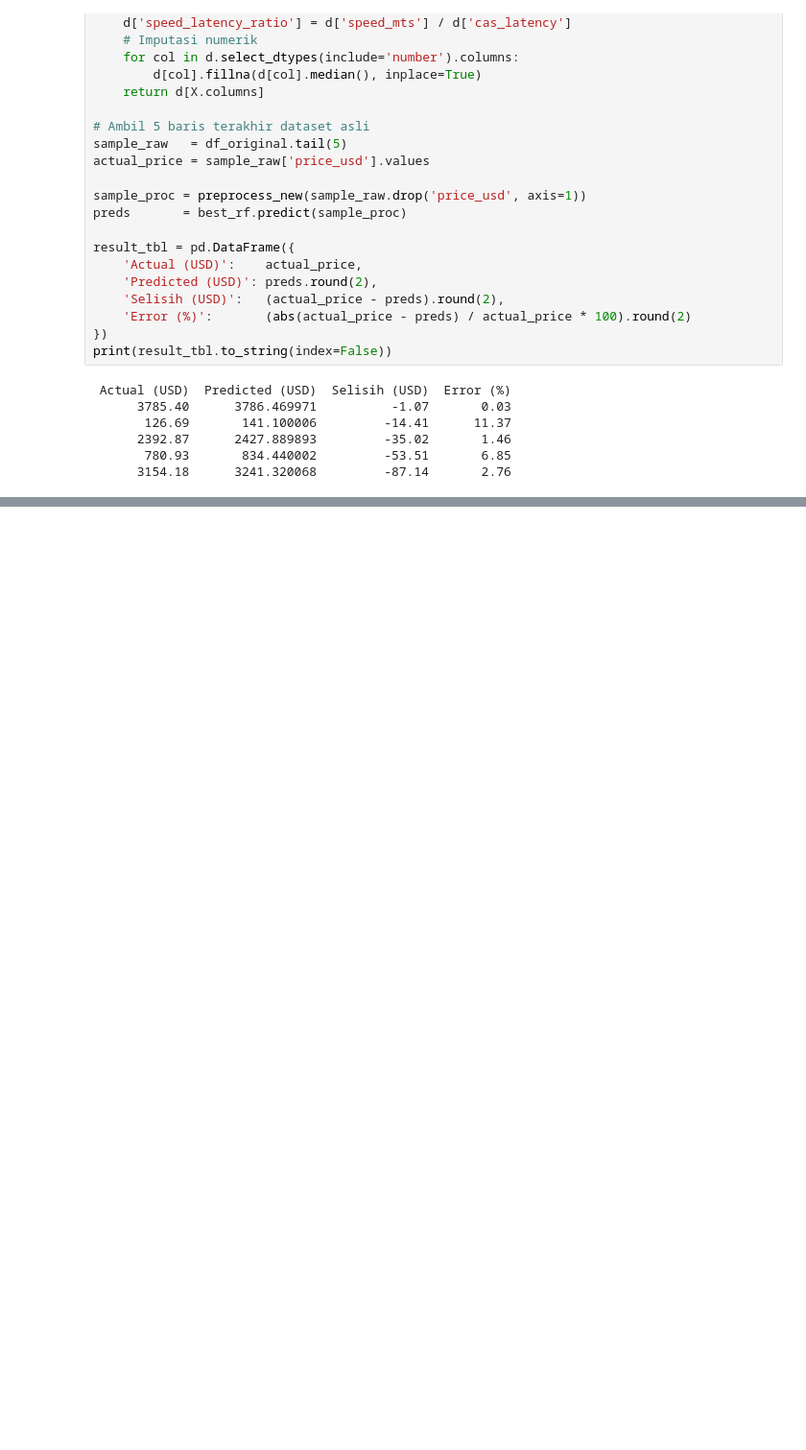
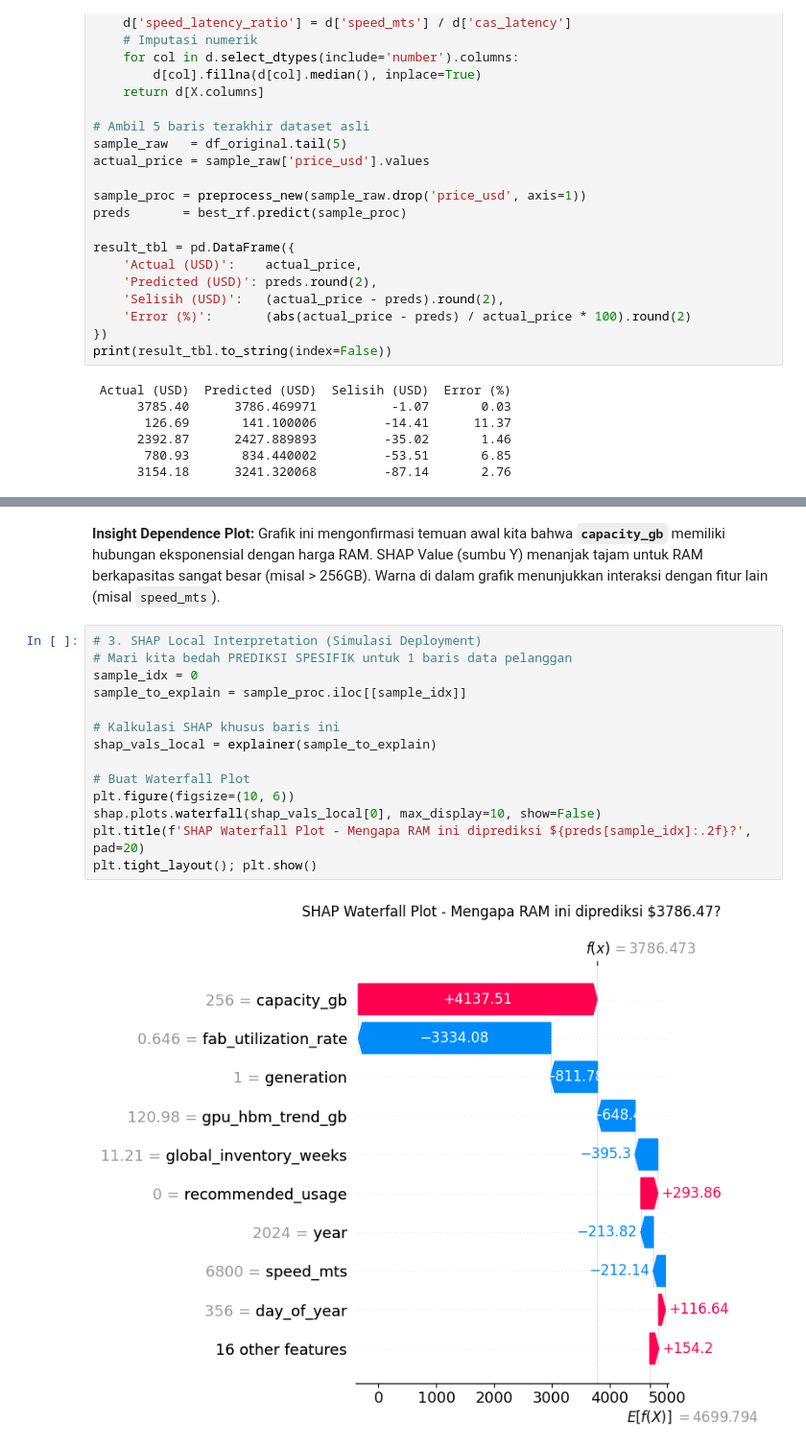
Before and after one commit to FelliAs/prediksi-harga-ram, a Jupyter notebook: prediksi_harga_ram.ipynb, the cells around one changed output, grey strips where cells are left out. Shown at 96% size. Cells and saved outputs as stored; diff of their text form; blank space fills up the shorter version.

```diff
--- a/prediksi_harga_ram.ipynb
+++ b/prediksi_harga_ram.ipynb
@@ -706,0 +742,19 @@ SHAP tidak tersedia: could not convert string to float: '[4.63995E3]'
+# %% [markdown]
+**Insight Dependence Plot:**
+Grafik ini mengonfirmasi temuan awal kita bahwa **`capacity_gb`** memiliki hubungan eksponensial dengan harga RAM. SHAP Value (sumbu Y) menanjak tajam untuk RAM berkapasitas sangat besar (misal > 256GB). Warna di dalam grafik menunjukkan interaksi dengan fitur lain (misal `speed_mts`).
+# %%
+# 3. SHAP Local Interpretation (Simulasi Deployment)
+# Mari kita bedah PREDIKSI SPESIFIK untuk 1 baris data pelanggan
+sample_idx = 0
+sample_to_explain = sample_proc.iloc[[sample_idx]]
+
+# Kalkulasi SHAP khusus baris ini
+shap_vals_local = explainer(sample_to_explain)
+
+# Buat Waterfall Plot
+plt.figure(figsize=(10, 6))
+shap.plots.waterfall(shap_vals_local[0], max_display=10, show=False)
+plt.title(f'SHAP Waterfall Plot - Mengapa RAM ini diprediksi ${preds[sample_idx]:.2f}?', pad=20)
+plt.tight_layout(); plt.show()
+# %% [output]
+[figure, added]
```
Also changed, not shown: parts of 16 cells of this notebook.
